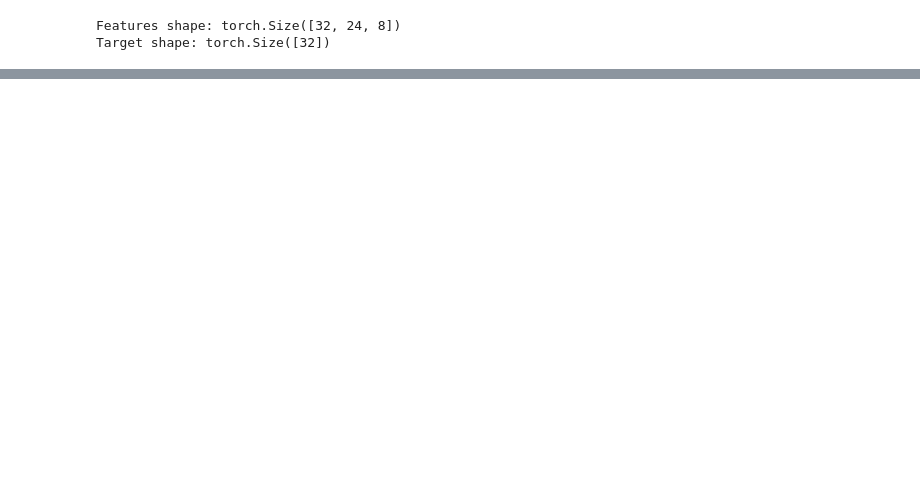
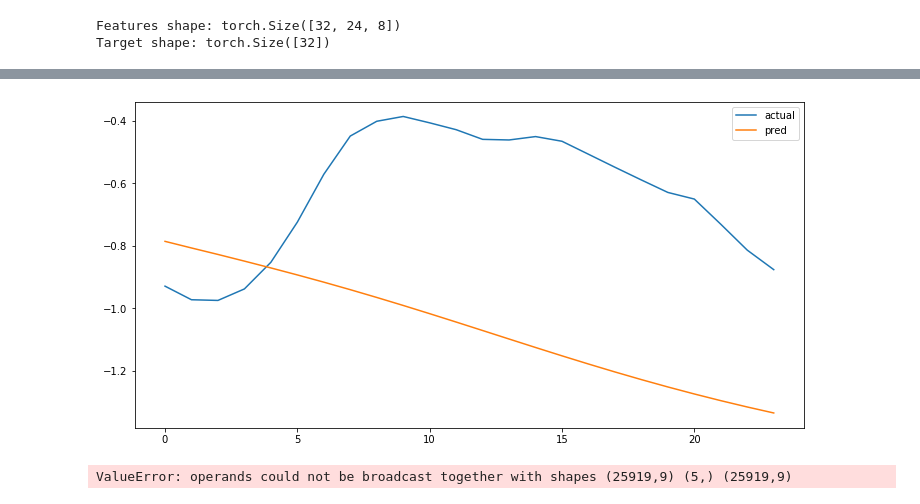
Before and after one commit to Anderzz/it3030, a Jupyter notebook: assignment2/learning2.ipynb, the cells around one changed output, grey strips where cells are left out. Drawn from its saved outputs; the diff is of its cells as text; code cells hidden in the pictures; blank space fills up the shorter version.

```diff
--- a/assignment2/learning2.ipynb
+++ b/assignment2/learning2.ipynb
@@ -291,0 +423,8 @@ with torch.no_grad():
+# %%
+forecast(test_loader, df_test, 12, 24, True)
+# %% [output]
+[figure, added]
+# %%
+scaler.inverse_transform(df_test)
+# %% [output]
+ValueError: operands could not be broadcast together with shapes (25919,9) (5,) (25919,9)
```
Also changed, not shown: parts of 9 cells of this notebook, 2 other files.
